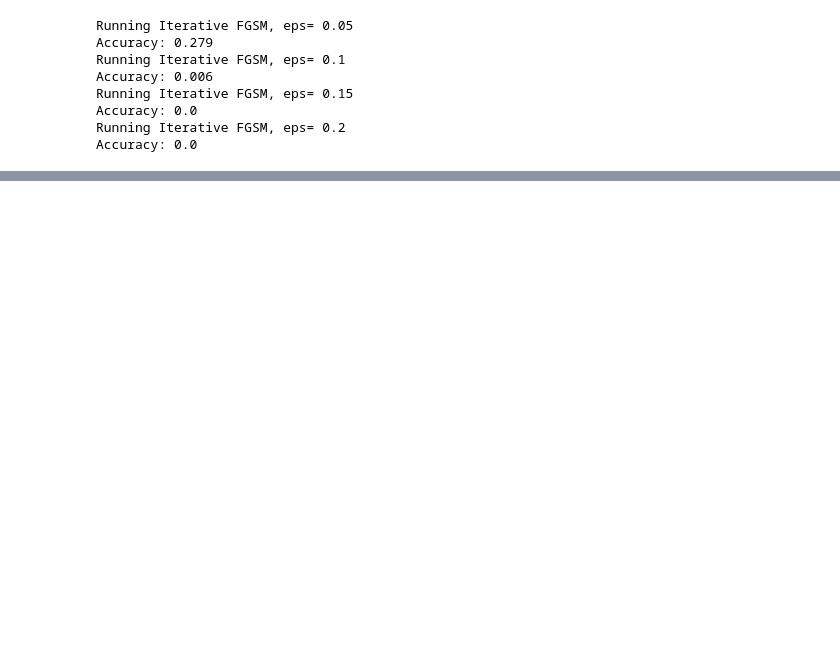
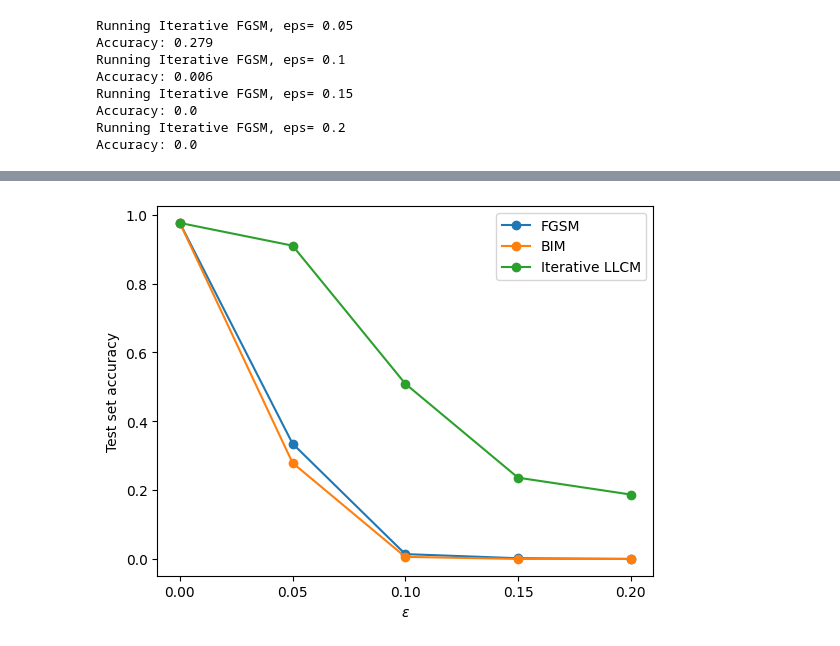
Before and after one commit to abaksy/CSE251A, a Jupyter notebook: project3/PA3.ipynb, the cells around one changed output, grey strips where cells are left out. Drawn from its saved outputs; the diff is of its cells as text; code cells hidden in the pictures; blank space fills up the shorter version.

```diff
--- a/project3/PA3.ipynb
+++ b/project3/PA3.ipynb
@@ -338,0 +365,16 @@ Accuracy: 0.187
+# %%
+plt.figure()
+X = [0, 0.05, 0.1, 0.15, 0.2]
+plt.xticks(X)
+
+plt.plot(X, fgsm_accs, 'o-', label='FGSM')
+plt.plot(X, ifgsm_accs[1:], 'o-', label='BIM')
+plt.plot(X, illcm_accs[1:], 'o-', label='Iterative LLCM')
+
+plt.xlabel(r"$\epsilon$")
+plt.ylabel("Test set accuracy")
+
+plt.legend()
+plt.show()
+# %% [output]
+[figure, added]
```
Also changed, not shown: parts of 6 cells of this notebook.
